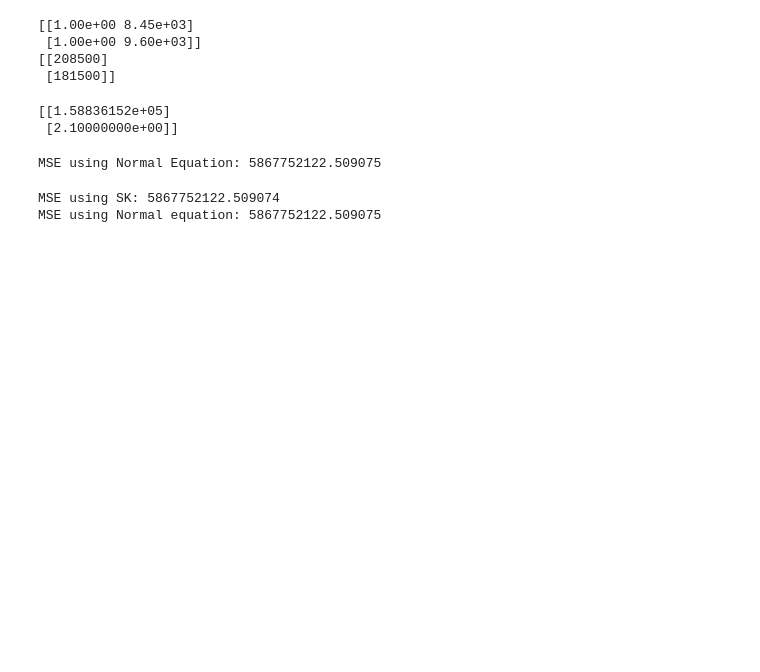
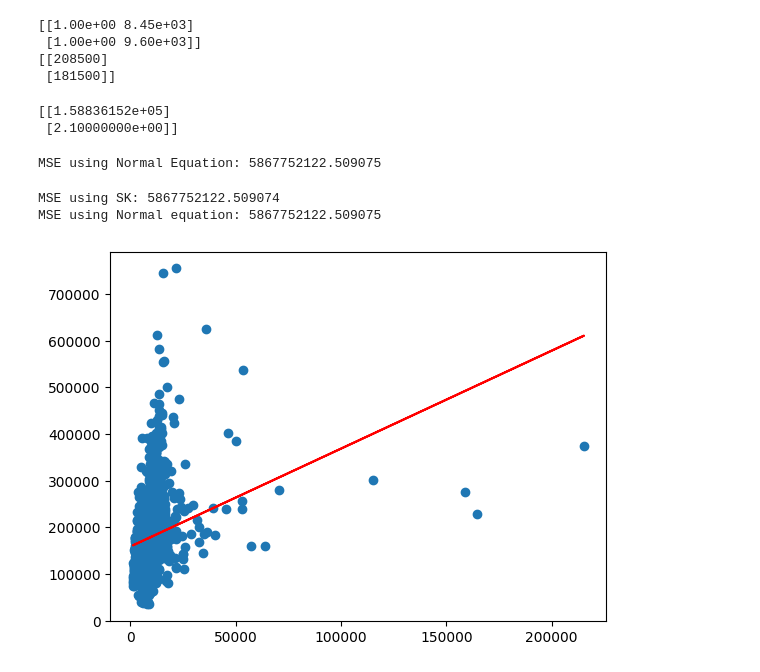
Before and after one commit to NietzscheDostoevsky/MastersDS, a Jupyter notebook: AM620-Lab/regression/housing-data.ipynb, the cells around one changed output. Cells and saved outputs as stored; diff of their text form; code cells hidden in the pictures; blank space fills up the shorter version.

```diff
--- a/AM620-Lab/regression/housing-data.ipynb
+++ b/AM620-Lab/regression/housing-data.ipynb
@@ -191,3 +197,10 @@ print(f"MSE using Normal equation: {mse}")
 # %% [output]
 MSE using SK: 5867752122.509074
 MSE using Normal equation: 5867752122.509075
+# %%
+plt.clf()
+plt.scatter(x[:,1],y)
+plt.plot(x[:,1], predictions, "r")
+plt.show()
+# %% [output]
+[figure, added]
```
Also changed, not shown: parts of 5 cells of this notebook.
